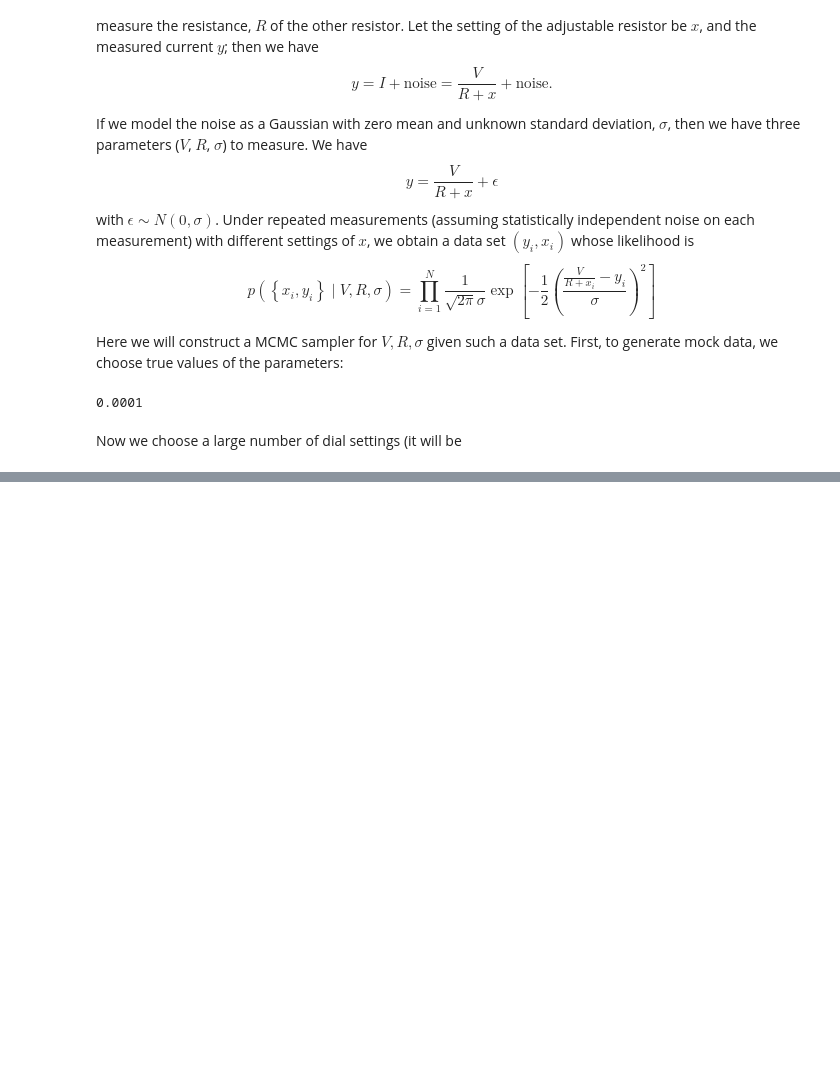
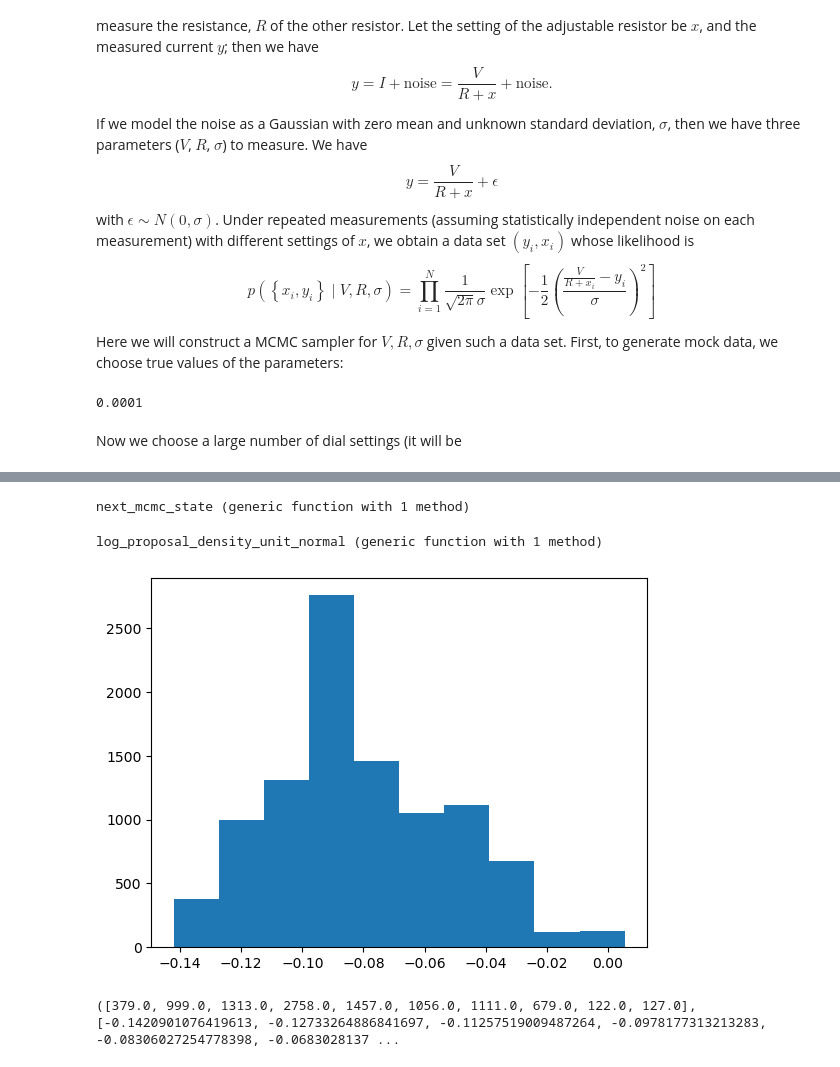
Before and after one commit to Farr-PHY-604/MCMC, a Jupyter notebook: MCMC.ipynb, the cells around one changed output, grey strips where cells are left out. Saved outputs shown, nothing was run; the diff lists cells and outputs as text; code cells hidden in the pictures; blank space fills up the shorter version.

Commit message:
Updating Julia libraries and fitting with MCMC.

```diff
--- a/MCMC.ipynb
+++ b/MCMC.ipynb
@@ -42 +47,37 @@ ylabel(L"$y$ ($\mathrm{A}$)")
 PyObject Text(28.0, 0.5, '$y$ ($\\mathrm{A}$)')
+# %%
+function next_mcmc_state(theta, proposal, log_proposal_density, log_prob)
+    theta_prime = proposal(theta)
+    log_post_ratio = log_prob(theta_prime) - log_prob(theta)
+    log_prop_ratio = log_proposal_density(theta, theta_prime) - log_proposal_density(theta_prime, theta)
+    log_paccept = log_post_ratio + log_prop_ratio
+    if log(rand()) < log_paccept
+        theta_prime
+    else
+        theta
+    end
+end
+# %% [output]
+next_mcmc_state (generic function with 1 method)
+# %%
+function log_prob_unit_normal(x)
+    return -0.5*x*x
+end
+function proposal_unit_normal(x)
+    x + 0.001*randn()
+end
+function log_proposal_density_unit_normal(x, y)
+    zero(x)
+end
+# %% [output]
+log_proposal_density_unit_normal (generic function with 1 method)
+# %%
+xs = [0.0]
+for i in 1:10000
+    push!(xs, next_mcmc_state(xs[end], proposal_unit_normal, log_proposal_density_unit_normal, log_prob_unit_normal))
+end
+# %%
+hist(xs)
+# %% [output]
+[figure, added]
+([379.0, 999.0, 1313.0, 2758.0, 1457.0, 1056.0, 1111.0, 679.0, 122.0, 127.0], [-0.1420901076419613, -0.12733264886841697, -0.11257519009487264, -0.0978177313213283, -0.08306027254778398, -0.0683028137 ...
```
Also changed, not shown: parts of 23 cells of this notebook, 2 other files.
